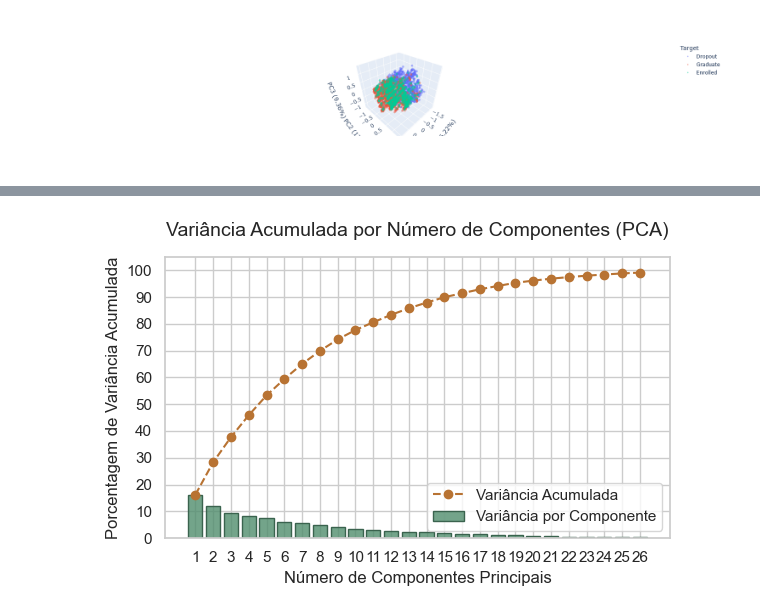
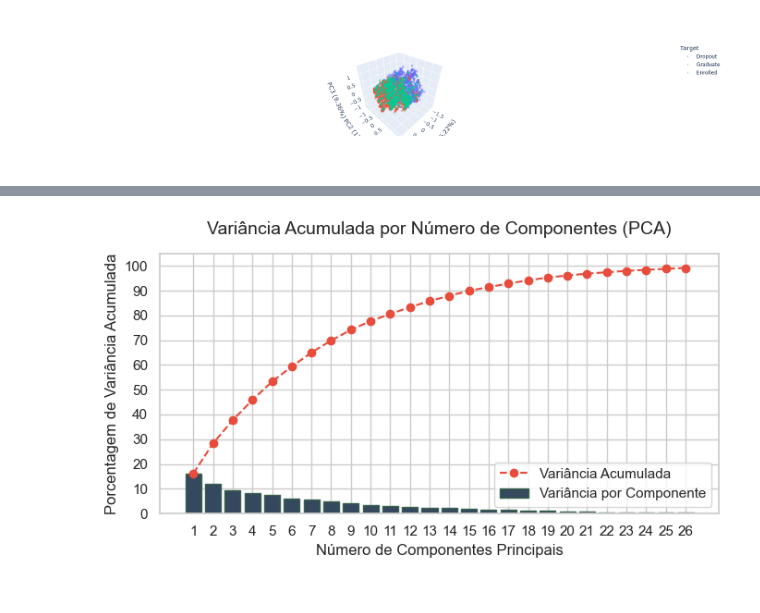
Before and after one commit to mateuscostasanches/FinalProject-DataScience, a Jupyter notebook: 01_Limpeza_e_Redução_de_Dados/Atividade2.ipynb, the cells around one changed output, grey strips where cells are left out. Saved outputs shown, nothing was run; the diff lists cells and outputs as text; code cells hidden in the pictures.

```diff
--- a/01_Limpeza_e_Redução_de_Dados/Atividade2.ipynb
+++ b/01_Limpeza_e_Redução_de_Dados/Atividade2.ipynb
@@ -30,9 +102,12 @@ plt.show()
 # %%
+#Separação Coluna Target do Dataset
+y = students_df["Target"]
+students_df.drop("Target", axis = 1, errors = "ignore", inplace = True)
 
 # Metodo de Normalização MinMax
 scaler = MinMaxScaler()
-scaled_students_df = pd.DataFrame(scaler.fit_transform(students_df), columns = students_df.columns)
-scaled_students_df.head()
+students_df = pd.DataFrame(scaler.fit_transform(students_df), columns = students_df.columns)
+students_df.head()
 # %% [output]
 |  | Marital status | Application mode | Application order | Course | Daytime/evening attendance | ... |
 | 0 | 0.0 | 0.285714 | 0.555556 | 0.013858 | 1.0 | ... |
@@ -72,47 +173,42 @@ fig.show()
 # %%
-
 # PCA para o máximo de compoenentes (limite de colunas do dataset)
 pca_full = PCA()
 pca_full.fit(scaled_students_df)
 
 # cálculo das variâncias em porcentagem
-variancia_acumulada = np.cumsum(pca_full.explained_variance_ratio_) * 100
-variancia_individual = pca_full.explained_variance_ratio_ * 100
-
-n_componentes_limite = 26
-variancia_acumulada_cortada = variancia_acumulada[:n_componentes_limite]
-variancia_individual_cortada = variancia_individual[:n_componentes_limite]
+variancia_individual_cortada = (pca_full.explained_variance_ratio_ * 100)[:n_componentes_limite]
+variancia_acumulada_cortada = (np.cumsum(pca_full.explained_variance_ratio_) * 100)[:n_componentes_li
 
 # gráfico com as variâncias acumuladas para descobrir melhor parâmetro de componentes n do PCA
 sns.set_theme(style="whitegrid")
-plt.figure(figsize=(6, 4))
+plt.figure(figsize=(7, 4))
 
 # plotagem do gráfico de barras para cada variância individual (usando os dados cortados)
 plt.bar(
     range(1, n_componentes_limite + 1),
     variancia_individual_cortada,
-    color='#508d6dcc',
+    color='#34495E',
     edgecolor='#3a634e',
     label='Variância por Componente'
 )
 
 # plotagem da linha para variância acumulada do PCA (usando os dados cortados)
 plt.plot(
     range(1, n_componentes_limite + 1),
     variancia_acumulada_cortada,
     marker='o',
     linestyle='--',
-    color='#b87333',
+    color='#E74C3C',
     label='Variância Acumulada'
 )
 plt.title('Variância Acumulada por Número de Componentes (PCA)', fontsize=14, pad=15)
 plt.xlabel('Número de Componentes Principais', fontsize=12)
 plt.ylabel('Porcentagem de Variância Acumulada', fontsize=12)
 plt.xticks(range(1, n_componentes_limite + 1))
 plt.yticks(np.arange(0, 101, step=10))
 plt.ylim(0, 105)
 plt.legend(loc='lower right', frameon=True)
 plt.tight_layout()
 plt.show()
 # %% [output]
-[figure, old version]
+[figure, new version]
```
Also changed, not shown: parts of 11 cells of this notebook, 1 other file.
